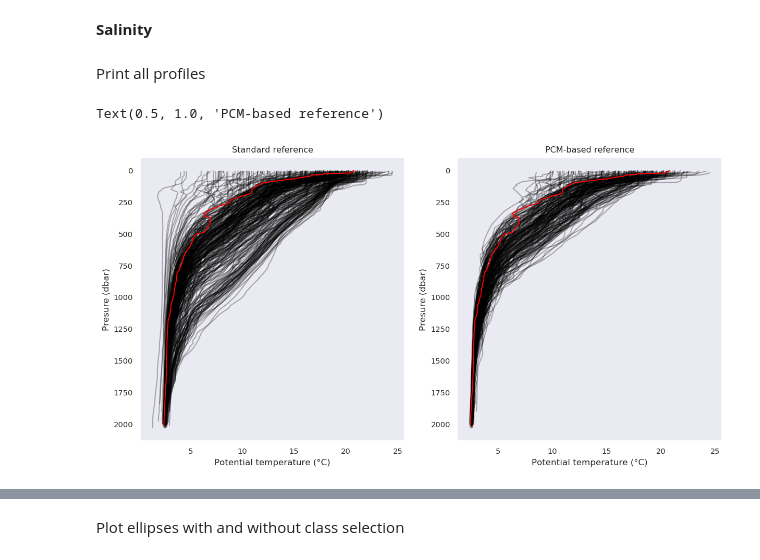
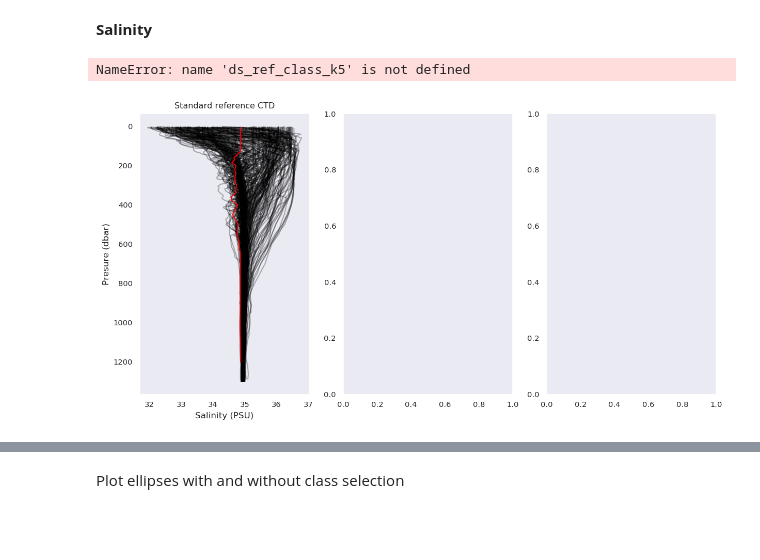
Before and after one commit to euroargodev/DMQC-PCM, a Jupyter notebook: exemples/3901915_Agulhas/Reference_envelop_plots.ipynb, the cells around one changed output, grey strips where cells are left out. Saved outputs shown, nothing was run; the diff lists cells and outputs as text; code cells hidden in the pictures; blank space fills up the shorter version.

```diff
--- a/exemples/3901915_Agulhas/Reference_envelop_plots.ipynb
+++ b/exemples/3901915_Agulhas/Reference_envelop_plots.ipynb
@@ -208,51 +185,34 @@ ax[1].legend()
 # %% [markdown]
 __Salinity__
 # %%
-fig, ax = plt.subplots(nrows=1, ncols=2, figsize=(
+fig, ax = plt.subplots(nrows=1, ncols=3, figsize=(
             12, 6), dpi=120, facecolor='w', edgecolor='k')
 
-ax[0].plot(mean_sal, ds_refi['PRES_INTERPOLATED'].values, 'k', label='mean reference dataset');
-ax[0].plot(mean_sal + std_sal, ds_refi['PRES_INTERPOLATED'].values, 'k--', label='std reference dataset')
-ax[0].plot(mean_sal - std_sal, ds_refi['PRES_INTERPOLATED'].values, 'k--')
+for i in range(len(ds_ref['n_profiles'])):
+    ax[0].plot(ds_ref['sal'].isel(n_profiles = i), ds_ref['pres'].isel(n_profiles = i), 'k', alpha=0.3);
 ax[0].plot(ds_f['PSAL'].values[0], ds_f['PRES'].values[0], 'r', label='profile ' + str(prof_num)+ ' , float ' + str(float_WMO));
 ax[0].invert_yaxis()
 ax[0].set_ylabel('Presure (dbar)', fontsize=10);
 ax[0].set_xlabel('Salinity (PSU)', fontsize=10);
-ax[0].set_title('Standard reference')
-ax[0].legend()
+ax[0].set_title('Standard reference CTD')
+#ax[0].legend()
 
-ax[1].plot(mean_sal_class, ds_ref_classi['PRES_INTERPOLATED'].values, 'k', label='mean reference dataset');
-ax[1].plot(mean_sal_class + std_sal_class, ds_ref_classi['PRES_INTERPOLATED'].values, 'k--', label='std reference dataset');
-ax[1].plot(mean_sal_class - std_sal_class, ds_ref_classi['PRES_INTERPOLATED'].values, 'k--');
+for i in range(len(ds_ref_class_k5['n_profiles'])):
+    ax[1].plot(ds_ref_class_k5['sal'].isel(n_profiles = i), ds_ref_class_k5['pres'].isel(n_profiles = i), 'k', alpha=0.3);
 ax[1].plot(ds_f['PSAL'].values[0], ds_f['PRES'].values[0], 'r', label='profile ' + str(prof_num)+ ' , float ' + str(float_WMO));
 ax[1].invert_yaxis()
 ax[1].set_ylabel('Presure (dbar)', fontsize=10);
 ax[1].set_xlabel('Salinity (PSU)', fontsize=10);
-ax[1].set_title('PCM-based reference')
-ax[1].legend()
+ax[1].set_title('PCM-based reference CTD')
+#ax[1].legend()
+
+for i in range(len(ds_ref_class_k6['n_profiles'])):
+    ax[2].plot(ds_ref_class_k6['sal'].isel(n_profiles = i), ds_ref_class_k6['pres'].isel(n_profiles = i), 'k', alpha=0.3);
+ax[2].plot(ds_f['PSAL'].values[0], ds_f['PRES'].values[0], 'r', label='profile ' + str(prof_num)+ ' , float ' + str(float_WMO));
+ax[2].invert_yaxis()
+ax[2].set_ylabel('Presure (dbar)', fontsize=10);
+ax[2].set_xlabel('Salinity (PSU)', fontsize=10);
+ax[2].set_title('PCM-based reference k=6')
+# %% [output]
+NameError: name 'ds_ref_class_k5' is not defined
+[figure, added]
-# %% [markdown]
-Print all profiles
-# %%
-fig, ax = plt.subplots(nrows=1, ncols=2, figsize=(
-            12, 6), dpi=120, facecolor='w', edgecolor='k')
-
-for i in range(len(ds_ref['n_profiles'])):
-    ax[0].plot(ds_ref['ptmp'].isel(n_profiles = i), ds_ref['pres'].isel(n_profiles = i), 'k', alpha=0.3);
-ax[0].plot(ds_f['ptmp'].values[0], ds_f['PRES'].values[0], 'r', label='profile ' + str(prof_num)+ ' , float ' + str(float_WMO));
-ax[0].invert_yaxis()
-ax[0].set_ylabel('Presure (dbar)', fontsize=10);
-ax[0].set_xlabel('Potential temperature (°C)', fontsize=10);
-ax[0].set_title('Standard reference')
-#ax[0].legend()
-
-for i in range(len(ds_ref_class['n_profiles'])):
-    ax[1].plot(ds_ref_class['ptmp'].isel(n_profiles = i), ds_ref_class['pres'].isel(n_profiles = i), 'k', alpha=0.3);
-ax[1].plot(ds_f['ptmp'].values[0], ds_f['PRES'].values[0], 'r', label='profile ' + str(prof_num)+ ' , float ' + str(float_WMO));
-ax[1].invert_yaxis()
-ax[1].set_ylabel('Presure (dbar)', fontsize=10);
-ax[1].set_xlabel('Potential temperature (°C)', fontsize=10);
-ax[1].set_title('PCM-based reference')
-#ax[1].legend()
-# %% [output]
-Text(0.5, 1.0, 'PCM-based reference')
-[figure, removed]
```
Also changed, not shown: parts of 20 cells of this notebook, 45 other files.
